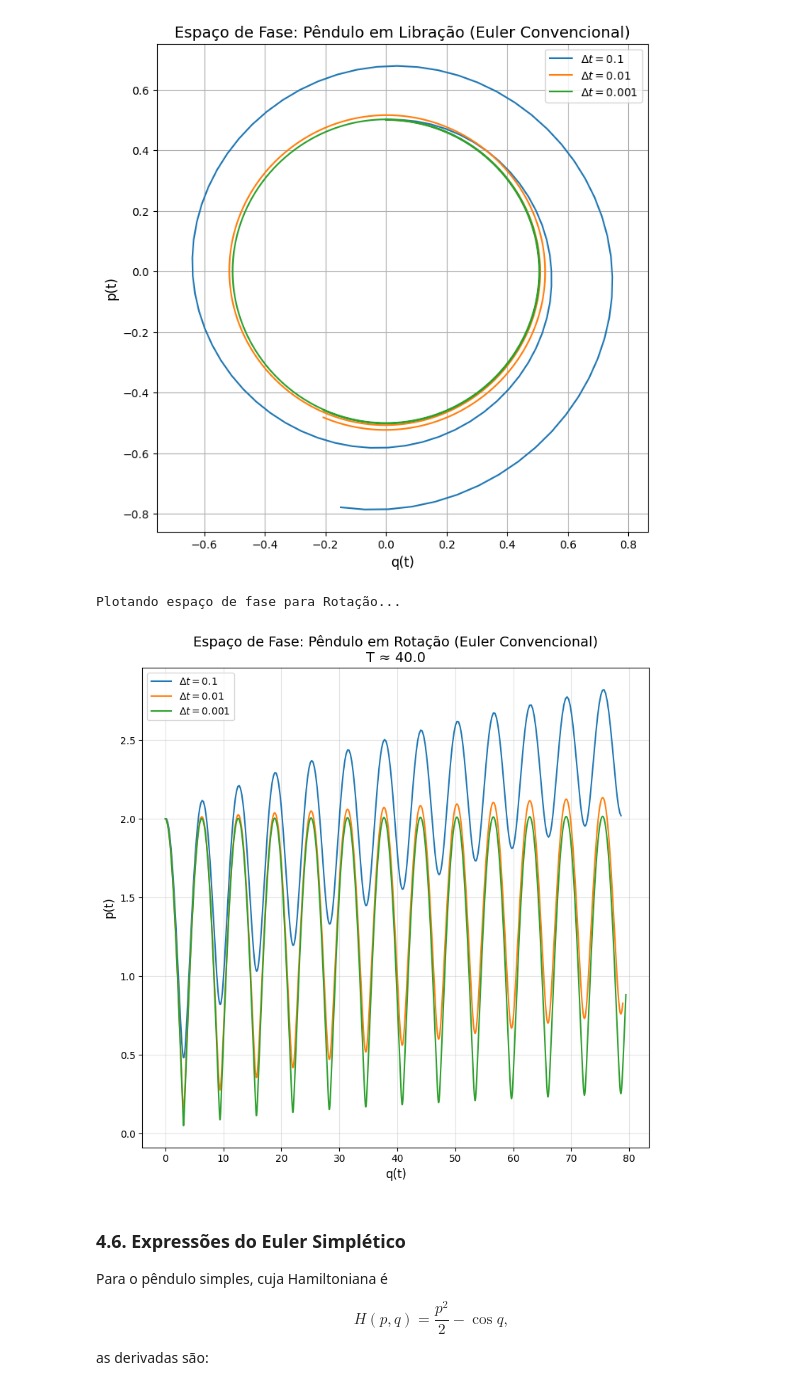
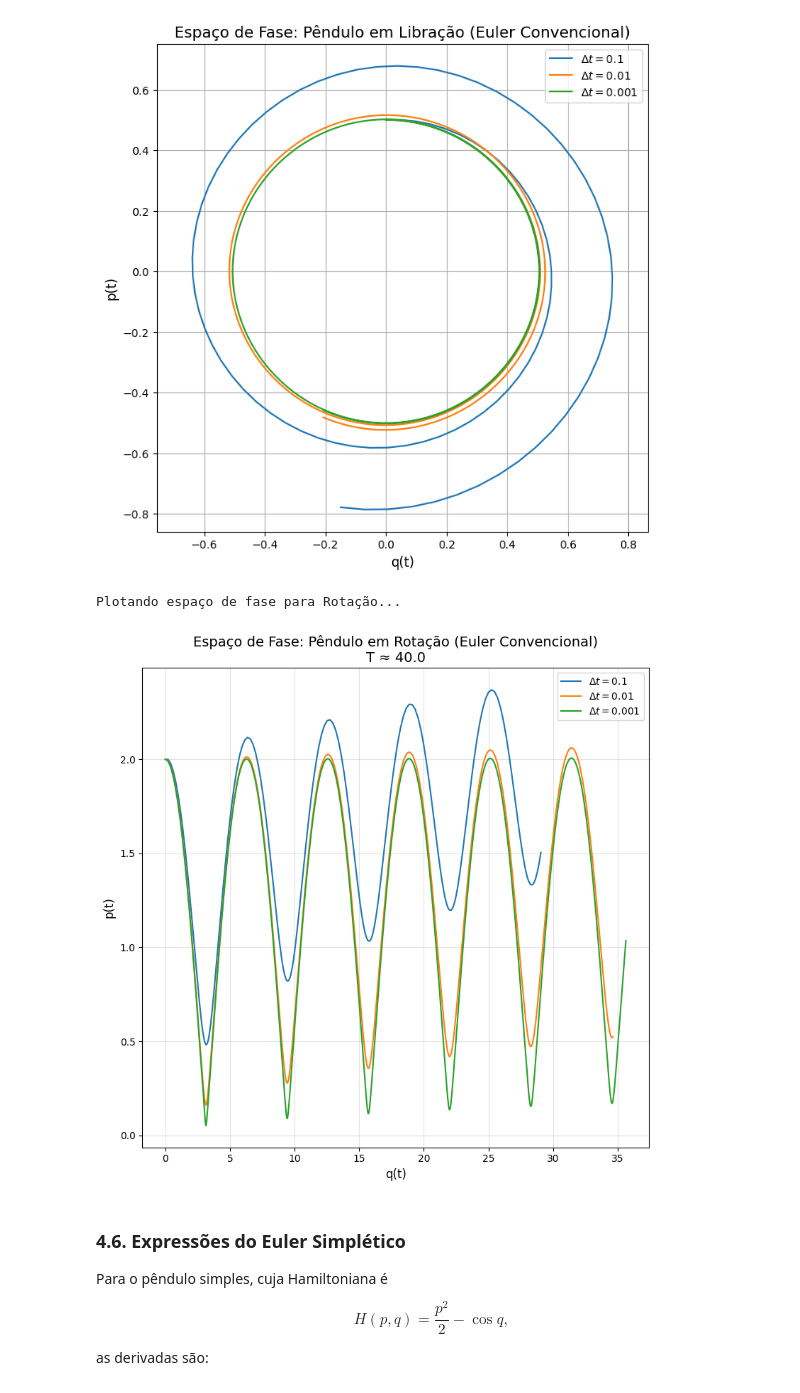
Before and after one commit to Academic-Codex/PGF5005-Mecanica-Classica, a Jupyter notebook: Estudo Dirigido 01/4.Pendulo-Simples.ipynb, the cells around one changed output. Drawn from its saved outputs; the diff is of its cells as text; code cells hidden in the pictures.

```diff
--- a/Estudo Dirigido 01/4.Pendulo-Simples.ipynb
+++ b/Estudo Dirigido 01/4.Pendulo-Simples.ipynb
@@ -73,7 +73,7 @@ def euler_symplectic(q, p, dt):
 import numpy as np
 import matplotlib.pyplot as plt
 
-def integrate_pendulum(initial_state, dt, num_steps, method='conventional'):
+def integrate_pendulum(initial_state, dt, num_steps, method):
     q, p = initial_state
 
     q_list, p_list, E_list, t_list = [], [], [], []
@@ -257,7 +285,7 @@ def steps_for(dt, T=T_target):
 time_steps = [0.1, 0.01, 0.001]
 initial_states = {
     'Libração': (0.0, 0.5),
-    'Rotação': (0.0, 2.0)
+    'Rotação': (0.0, 3.0)
 }
 
 # Gráfico de espaço de fase para a Libração
@@ -269,7 +297,7 @@ initial_state = initial_states[mode]
 print(f"Plotando espaço de fase para {mode}...")
 for dt in time_steps:
     num_steps = steps_for(dt)
-    q, p, E, t = integrate_pendulum(initial_state, dt, num_steps)
+    q, p, E, t = integrate_pendulum(initial_state, dt, num_steps, method='conventional')
     plt.plot(q, p, label=f'$\\Delta t={dt}$')
 
 # Formatação do gráfico de libração
@@ -288,9 +316,9 @@ Plotando espaço de fase para Libração...
 T_target = 40.0
 
 steps_per_dt = {
-    0.1:   430,   # ajuste à mão
-    0.01:  7000,   # ajuste à mão
-    0.001: 100000,  # ajuste à mão
+    0.1:   200,   # ajuste à mão
+    0.01:  3500,   # ajuste à mão
+    0.001: 50000,  # ajuste à mão
 }
 
 # helper: quantos passos para um dado dt?
@@ -298,35 +326,35 @@ def steps_for(dt, T=T_target):
     return int(round(T / dt))
 
 import matplotlib.pyplot as plt
 
 time_steps = [0.1, 0.01, 0.001]
 initial_states = {
     'Libração': (0.0, 0.5),
     'Rotação' : (0.0, 2.0),
 }
 
 mode = 'Rotação'   # ou 'Libração'
 initial_state = initial_states[mode]
 
 plt.figure(figsize=(8, 8))
 print(f"Plotando espaço de fase para {mode}...")
 
 for dt in time_steps:
     num_steps = steps_per_dt[dt]              # << chave: mesmo T para todos os dt
-    q, p, E, t = integrate_pendulum(initial_state, dt, num_steps)
+    q, p, E, t = integrate_pendulum(initial_state, dt, num_steps, method='conventional')
     plt.plot(q, p, label=f'$\\Delta t={dt}$')
 
 plt.xlabel('q(t)', fontsize=12)
 plt.ylabel('p(t)', fontsize=12)
 plt.title(f'Espaço de Fase: Pêndulo em {mode} (Euler Convencional)\nT ≈ {T_target}', fontsize=14)
 plt.grid(True, which='both', alpha=0.35)
 # evite axis('equal') aqui porque na rotação q cresce e pode “achatar” o gráfico
 plt.legend()
 plt.tight_layout()
 plt.show()
 # %% [output]
 Plotando espaço de fase para Rotação...
-[figure, old version]
+[figure, new version]
 # %% [markdown]
 ### 4.6. Expressões do Euler Simplético
 
```
Also changed, not shown: parts of 5 cells of this notebook, 2 other files.
